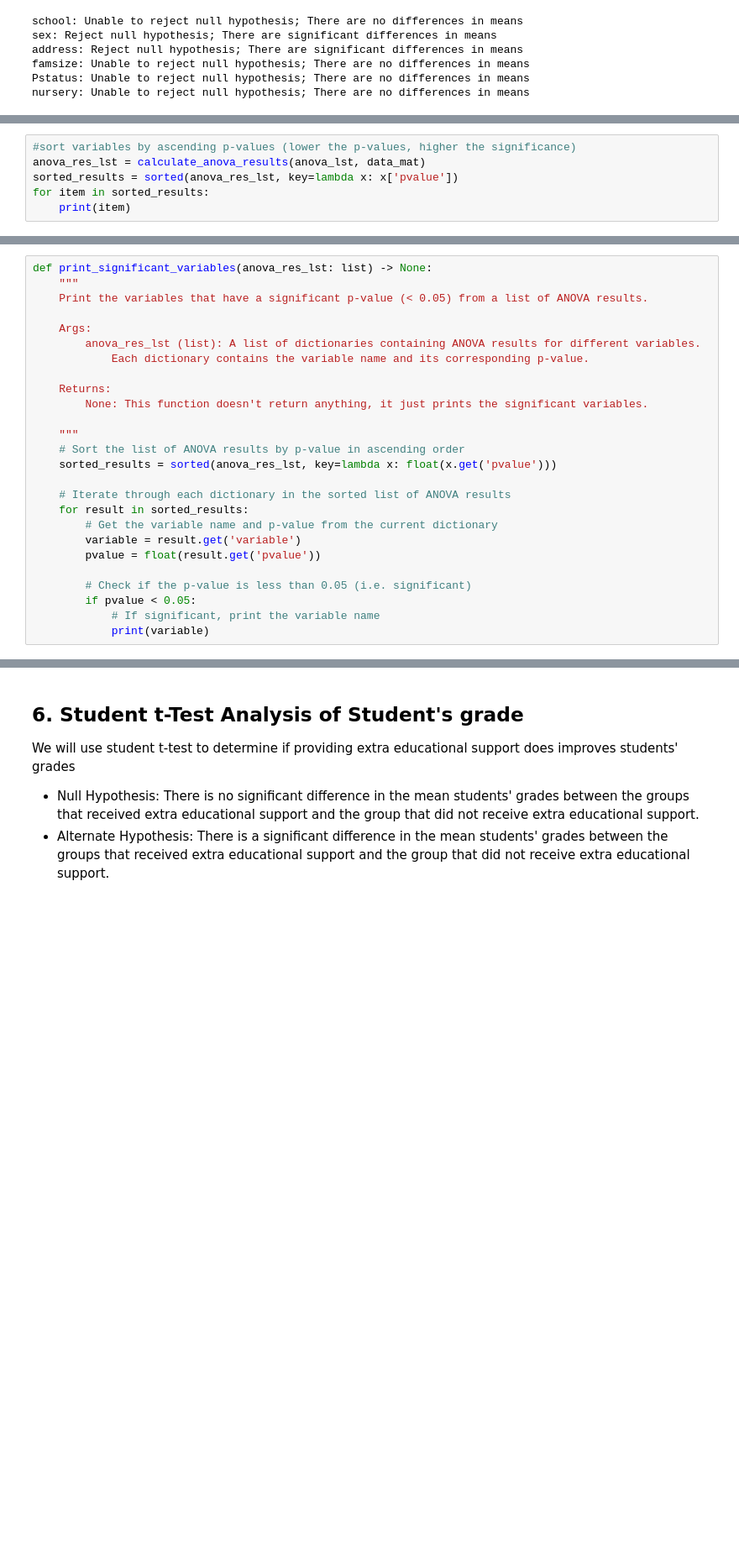
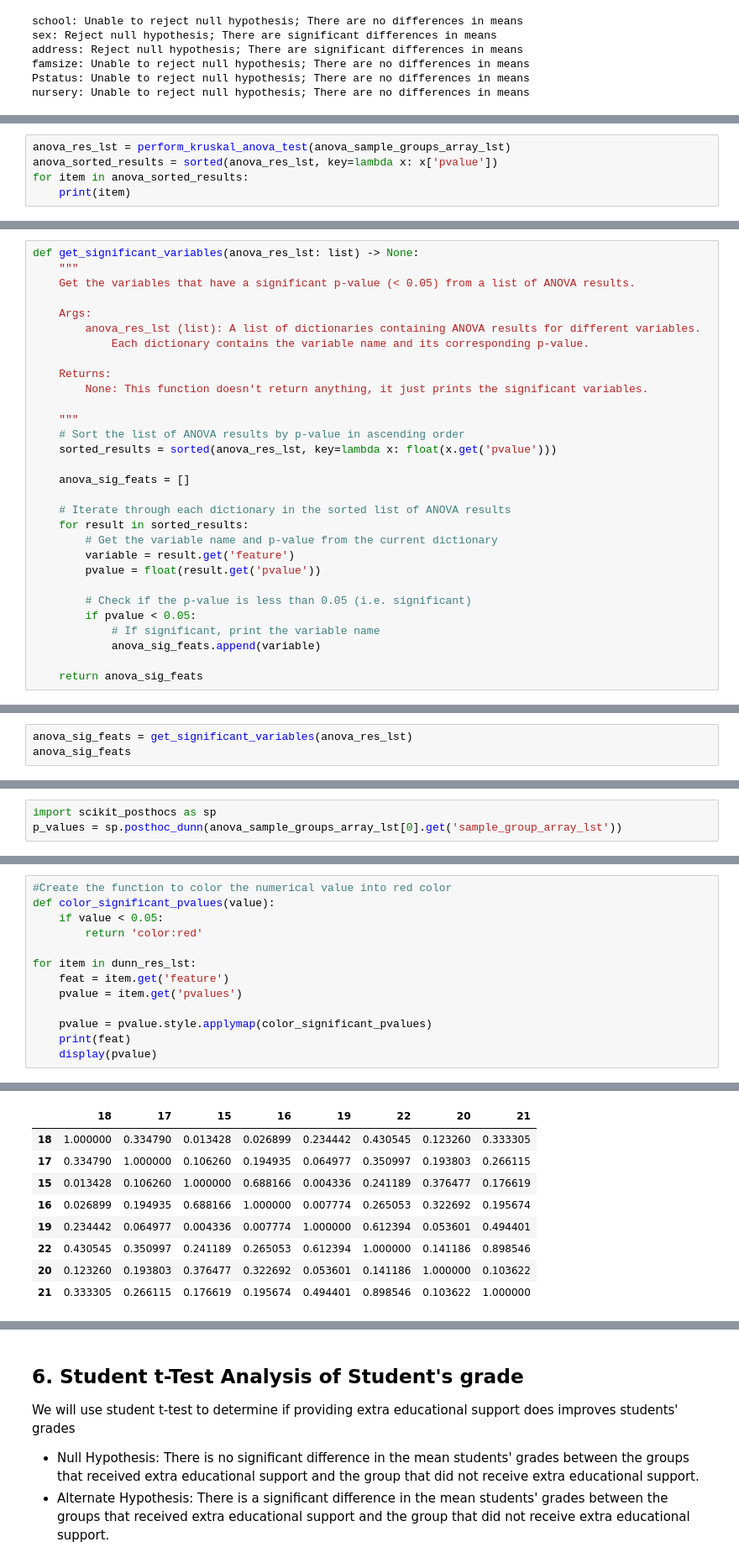
Before and after one commit to leonswl/ntu-msds-sd6101, a Jupyter notebook: eda.ipynb, the cells around one changed output, grey strips where cells are left out. Shown at 84% size. Saved outputs shown, nothing was run; the diff lists cells and outputs as text; blank space fills up the shorter version.

Commit message:
Fixed anova test and added post hoc tests

```diff
--- a/eda.ipynb
+++ b/eda.ipynb
@@ -492,7 +534,6 @@ def calculate_anova_results(feats, df):
 # %%
-#sort variables by ascending p-values (lower the p-values, higher the significance)
-anova_res_lst = calculate_anova_results(anova_lst, data_mat)
-sorted_results = sorted(anova_res_lst, key=lambda x: x['pvalue'])
-for item in sorted_results:
+anova_res_lst = perform_kruskal_anova_test(anova_sample_groups_array_lst)
+anova_sorted_results = sorted(anova_res_lst, key=lambda x: x['pvalue'])
+for item in anova_sorted_results:
     print(item)
 # %% [output]
@@ -505,7 +567,7 @@ for item in sorted_results:
 # %%
-def print_significant_variables(anova_res_lst: list) -> None:
+def get_significant_variables(anova_res_lst: list) -> None:
     """
-    Print the variables that have a significant p-value (< 0.05) from a list of ANOVA results.
+    Get the variables that have a significant p-value (< 0.05) from a list of ANOVA results.
 
     Args:
         anova_res_lst (list): A list of dictionaries containing ANOVA results for different variables.
@@ -518,13 +580,17 @@ def print_significant_variables(anova_res_lst: list) -> None:
     # Sort the list of ANOVA results by p-value in ascending order
     sorted_results = sorted(anova_res_lst, key=lambda x: float(x.get('pvalue')))
 
+    anova_sig_feats = []
+
     # Iterate through each dictionary in the sorted list of ANOVA results
     for result in sorted_results:
         # Get the variable name and p-value from the current dictionary
-        variable = result.get('variable')
+        variable = result.get('feature')
         pvalue = float(result.get('pvalue'))
 
         # Check if the p-value is less than 0.05 (i.e. significant)
         if pvalue < 0.05:
             # If significant, print the variable name
-            print(variable)
+            anova_sig_feats.append(variable)
+
+    return anova_sig_feats
@@ -536,0 +597,3 @@ Mjob
+# %%
+anova_sig_feats = get_significant_variables(anova_res_lst)
+anova_sig_feats
@@ -538,0 +629,3 @@ With one-way ANOVA, we can conclude that these features (Mother's Education, Fat
+# %%
+import scikit_posthocs as sp
+p_values = sp.posthoc_dunn(anova_sample_groups_array_lst[0].get('sample_group_array_lst'))
@@ -538,0 +676,14 @@ With one-way ANOVA, we can conclude that these features (Mother's Education, Fat
+# %%
+#Create the function to color the numerical value into red color
+def color_significant_pvalues(value):
+    if value < 0.05:
+        return 'color:red'
+
+for item in dunn_res_lst:
+    feat = item.get('feature')
+    pvalue = item.get('pvalues')
+
+    pvalue = pvalue.style.applymap(color_significant_pvalues)
+    print(feat)
+    display(pvalue)
+# %% [output]
@@ -538,0 +691,9 @@ With one-way ANOVA, we can conclude that these features (Mother's Education, Fat
+|  | 18 | 17 | 15 | 16 | 19 | 22 | 20 | 21 |
+| 18 | 1.000000 | 0.334790 | 0.013428 | 0.026899 | 0.234442 | 0.430545 | 0.123260 | 0.333305 |
+| 17 | 0.334790 | 1.000000 | 0.106260 | 0.194935 | 0.064977 | 0.350997 | 0.193803 | 0.266115 |
+| 15 | 0.013428 | 0.106260 | 1.000000 | 0.688166 | 0.004336 | 0.241189 | 0.376477 | 0.176619 |
+| 16 | 0.026899 | 0.194935 | 0.688166 | 1.000000 | 0.007774 | 0.265053 | 0.322692 | 0.195674 |
+| 19 | 0.234442 | 0.064977 | 0.004336 | 0.007774 | 1.000000 | 0.612394 | 0.053601 | 0.494401 |
+| 22 | 0.430545 | 0.350997 | 0.241189 | 0.265053 | 0.612394 | 1.000000 | 0.141186 | 0.898546 |
+| 20 | 0.123260 | 0.193803 | 0.376477 | 0.322692 | 0.053601 | 0.141186 | 1.000000 | 0.103622 |
+| 21 | 0.333305 | 0.266115 | 0.176619 | 0.195674 | 0.494401 | 0.898546 | 0.103622 | 1.000000 |
```
Also changed, not shown: parts of 16 cells of this notebook, 5 other files.
